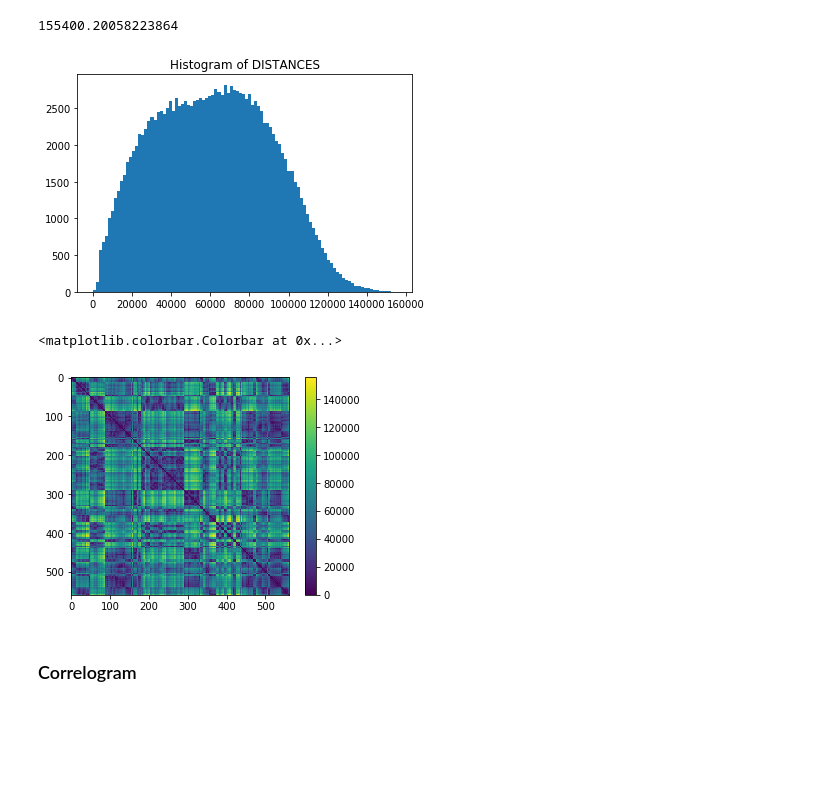
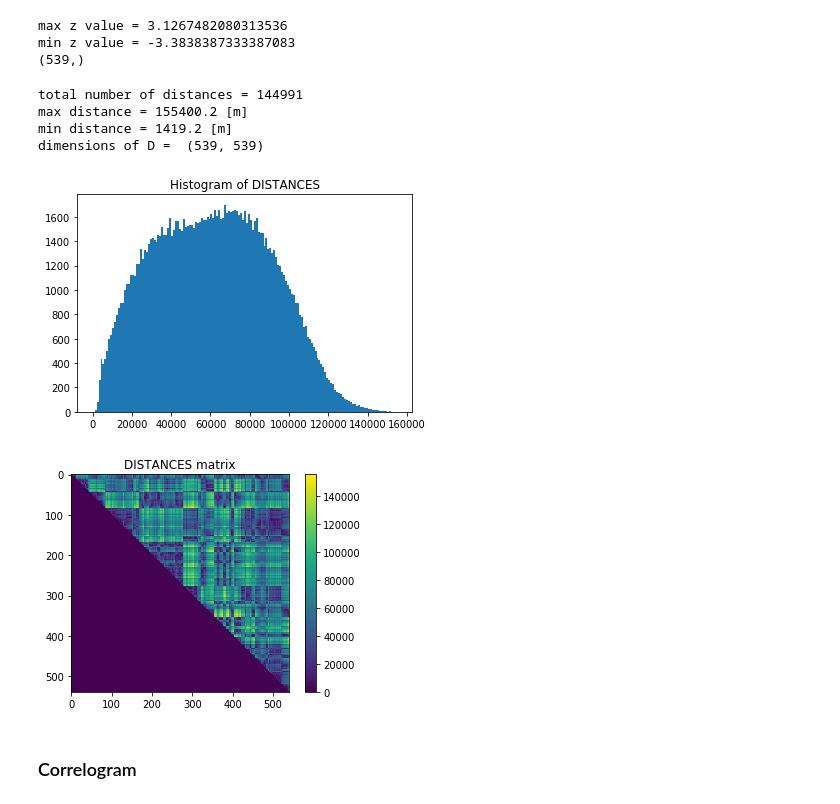
Before and after one commit to sazuluagaz/Geostatistics_Project, a Jupyter notebook: SGS_code_Jimmy_external_data.ipynb, the cells around one changed output. Drawn from its saved outputs; the diff is of its cells as text; code cells hidden in the pictures; blank space fills up the shorter version.

```diff
--- a/SGS_code_Jimmy_external_data.ipynb
+++ b/SGS_code_Jimmy_external_data.ipynb
@@ -86,28 +102,45 @@ plt.plot(values_cdf_normal, cdf_normal)
 #Normalization of data z
 norm_z = []
 for value in z:
-    pos = np.where(values_cdf==value)[0][0]#finds cummulative probability of the value
-    inter = sp.interpolate.interp1d(cdf_normal,values_cdf_normal)#To make it continous
-    norm_z.append(inter(cdf[pos]))#looks for the normed value with the same cumm probability
+    pos = np.where(values_cdf==value)[0][0]                        #finds cummulative probability of the value
+    inter = sp.interpolate.interp1d(cdf_normal,values_cdf_normal)  #To make it continous
+    norm_z.append(inter(cdf[pos]))                                 #looks for the normed value with the same cumm probability
 norm_z = np.array(norm_z)
 
-z= norm_z#We want to continue with this transformed data otherwise comment line!
+z = norm_z#We want to continue with this transformed data otherwise comment line!
+
+print('max z value =', max(z))
+print('min z value =', min(z))
+print(z.shape) #to check output dimensions
+# %% [output]
+max z value = 3.1267482080313536
+min z value = -3.3838387333387083
+(539,)
-# %%
-H = ssp.pdist(xy, metric='euclidean')
-
-D = ssp.squareform(H)
-plt.hist(H, bins=100)
-plt.title("Histogram of DISTANCES")
-print(max(H))
-# %% [output]
-155400.20058223864
-[figure, removed]
-# %%
-plt.imshow(D)
-plt.colorbar()
-# %% [output]
-<matplotlib.colorbar.Colorbar at 0x...>
-[figure, removed]
+# %%
+H = ssp.pdist(xy, metric='euclidean')
+D = ssp.squareform(H)
+upper = np.triu(D)
+upper_vector = np.matrix.flatten(upper)
+upper_vector = upper_vector[upper_vector>0]
+print("total number of distances =", upper_vector.shape[0])
+plt.hist(upper_vector, bins = np.arange(0, np.round(max(H),0)+1, delta_x))
+plt.title("Histogram of DISTANCES")
+print("max distance =",np.round(max(H),1),"[m]")
+print("min distance =",np.round(min(H),1),"[m]")
+print("dimensions of D = ",upper.shape)
+plt.show()
+
+plt.imshow(upper)
+plt.title("DISTANCES matrix")
+plt.colorbar()
+plt.show()
+# %% [output]
+total number of distances = 144991
+max distance = 155400.2 [m]
+min distance = 1419.2 [m]
+dimensions of D =  (539, 539)
+[figure, added]
+[figure, added]
 # %% [markdown]
 ### Correlogram
 # %%
```
Also changed, not shown: parts of 15 cells of this notebook.
